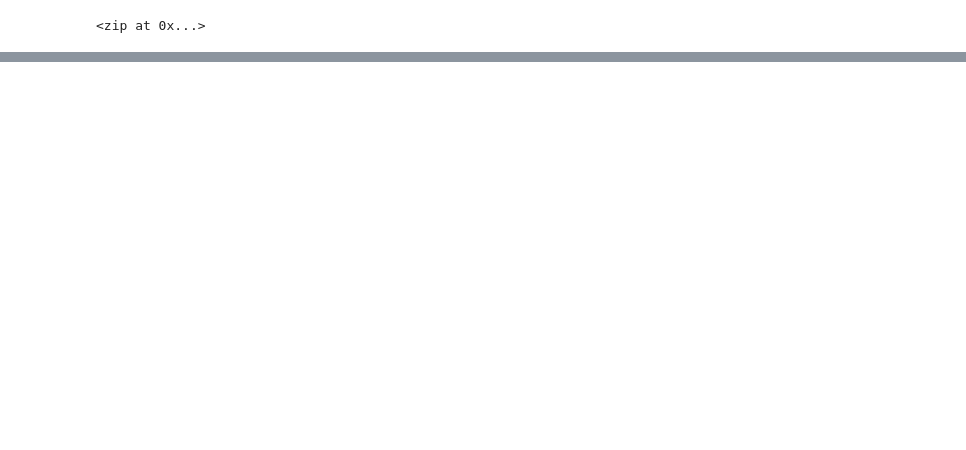
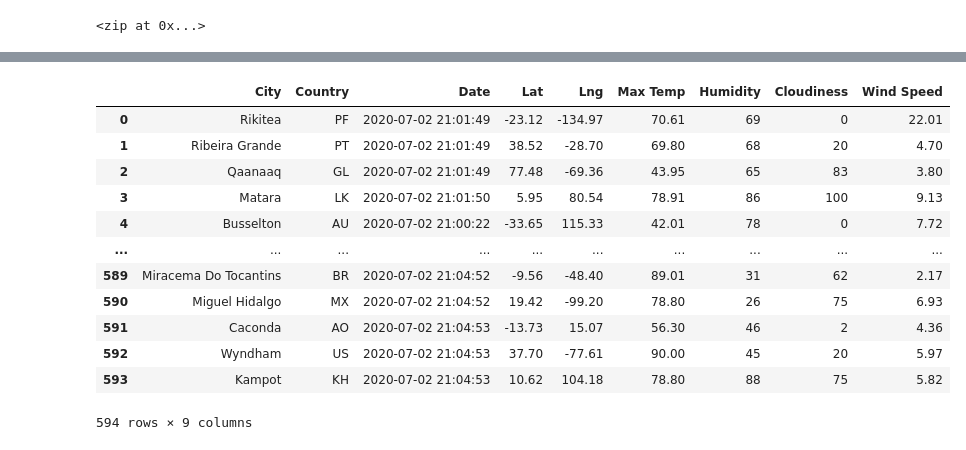
Before and after one commit to bboughey1/World_Weather_Analysis, a Jupyter notebook: WeatherPy.ipynb, the cells around one changed output, grey strips where cells are left out. Drawn from its saved outputs; the diff is of its cells as text; code cells hidden in the pictures; blank space fills up the shorter version.

Commit message:
Modifying gitignore and adding WeatherPy

```diff
--- a/WeatherPy.ipynb
+++ b/WeatherPy.ipynb
@@ -30,0 +41,5 @@ len(cities)
+# %%
+# Import the datetime module from the datetime library.
+from datetime import datetime
+
+url = "http://api.openweathermap.org/data/2.5/weather?units=Imperial&APPID=" + weather_api_key
@@ -30,0 +128,4 @@ len(cities)
+# %%
+# Convert the array of dictionaries to a Pandas DataFrame.
+city_data_df = pd.DataFrame(city_data)
+city_data_df.head(10)
@@ -30,0 +144,21 @@ len(cities)
+# %%
+# Reorder the columns in the order you want them to appear.
+new_column_order = ["City", "Country", "Date","Lat", "Lng", "Max Temp", "Humidity", "Cloudiness", "Wind Speed"]
+
+# Assign district summary df the new column order.
+city_data_df = city_data_df[new_column_order]
+city_data_df
+# %% [output]
+|  | City | Country | Date | Lat | Lng | Max Temp | Humidity | Cloudiness | Wind Speed |
+| 0 | Rikitea | PF | 2020-07-02 21:01:49 | -23.12 | -134.97 | 70.61 | 69 | 0 | 22.01 |
+| 1 | Ribeira Grande | PT | 2020-07-02 21:01:49 | 38.52 | -28.70 | 69.80 | 68 | 20 | 4.70 |
+| 2 | Qaanaaq | GL | 2020-07-02 21:01:49 | 77.48 | -69.36 | 43.95 | 65 | 83 | 3.80 |
+| 3 | Matara | LK | 2020-07-02 21:01:50 | 5.95 | 80.54 | 78.91 | 86 | 100 | 9.13 |
+| 4 | Busselton | AU | 2020-07-02 21:00:22 | -33.65 | 115.33 | 42.01 | 78 | 0 | 7.72 |
+| ... | ... | ... | ... | ... | ... | ... | ... | ... | ... |
+| 589 | Miracema Do Tocantins | BR | 2020-07-02 21:04:52 | -9.56 | -48.40 | 89.01 | 31 | 62 | 2.17 |
+| 590 | Miguel Hidalgo | MX | 2020-07-02 21:04:52 | 19.42 | -99.20 | 78.80 | 26 | 75 | 6.93 |
+| 591 | Caconda | AO | 2020-07-02 21:04:53 | -13.73 | 15.07 | 56.30 | 46 | 2 | 4.36 |
+| 592 | Wyndham | US | 2020-07-02 21:04:53 | 37.70 | -77.61 | 90.00 | 45 | 20 | 5.97 |
+| 593 | Kampot | KH | 2020-07-02 21:04:53 | 10.62 | 104.18 | 78.80 | 88 | 75 | 5.82 |
+594 rows × 9 columns
```
Also changed, not shown: parts of 7 cells of this notebook, 3 other files.
